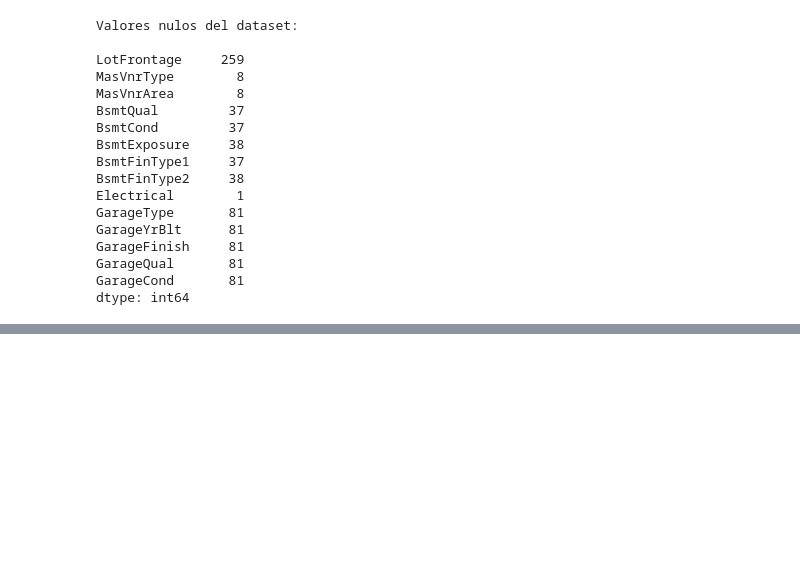
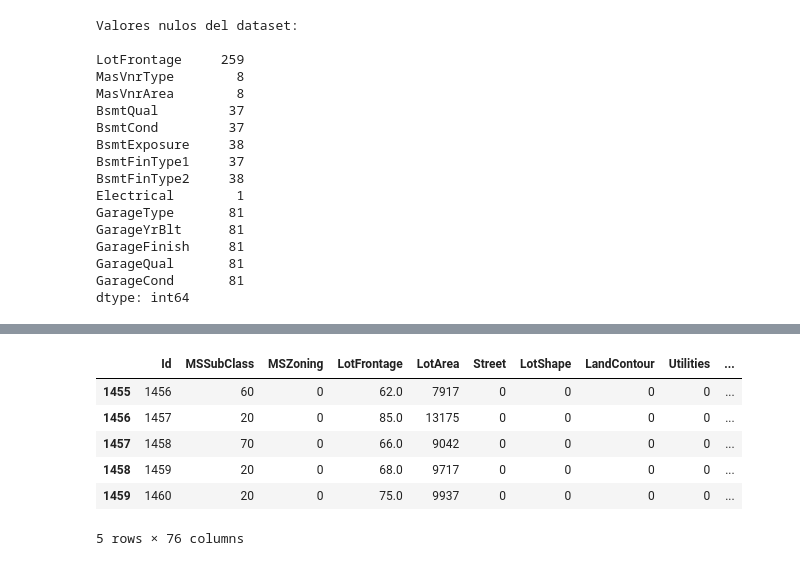
Before and after one commit to LaloVene/Kaggle-House-Prices, a Jupyter notebook: house_prices.ipynb, the cells around one changed output, grey strips where cells are left out. Cells and saved outputs as stored; diff of their text form; code cells hidden in the pictures; blank space fills up the shorter version.

```diff
--- a/house_prices.ipynb
+++ b/house_prices.ipynb
@@ -117,2 +111,0 @@ plt.scatter(df.LotFrontage, df.SalePrice, alpha = 0.4)
-# %%
-df.drop("LotFrontage", axis = 1, inplace=True)
@@ -118,0 +132,3 @@ df.drop("LotFrontage", axis = 1, inplace=True)
+# %%
+obj_col = df.select_dtypes("object").columns
+print(obj_col)
@@ -118,0 +152,16 @@ df.drop("LotFrontage", axis = 1, inplace=True)
+# %%
+import numpy as np
+cleanup_nums = dict()
+for i in range(len(obj_col)):
+    cleanup_nums[obj_col[i]] = sust[i]
+
+df1 = df.replace(cleanup_nums, inplace = False)
+df1.tail()
+# %% [output]
+|  | Id | MSSubClass | MSZoning | LotFrontage | LotArea | Street | LotShape | LandContour | Utilities | ... |
+| 1455 | 1456 | 60 | 0 | 62.0 | 7917 | 0 | 0 | 0 | 0 | ... |
+| 1456 | 1457 | 20 | 0 | 85.0 | 13175 | 0 | 0 | 0 | 0 | ... |
+| 1457 | 1458 | 70 | 0 | 66.0 | 9042 | 0 | 0 | 0 | 0 | ... |
+| 1458 | 1459 | 20 | 0 | 68.0 | 9717 | 0 | 0 | 0 | 0 | ... |
+| 1459 | 1460 | 20 | 0 | 75.0 | 9937 | 0 | 0 | 0 | 0 | ... |
+5 rows × 76 columns
```
Also changed, not shown: parts of 21 cells of this notebook.
